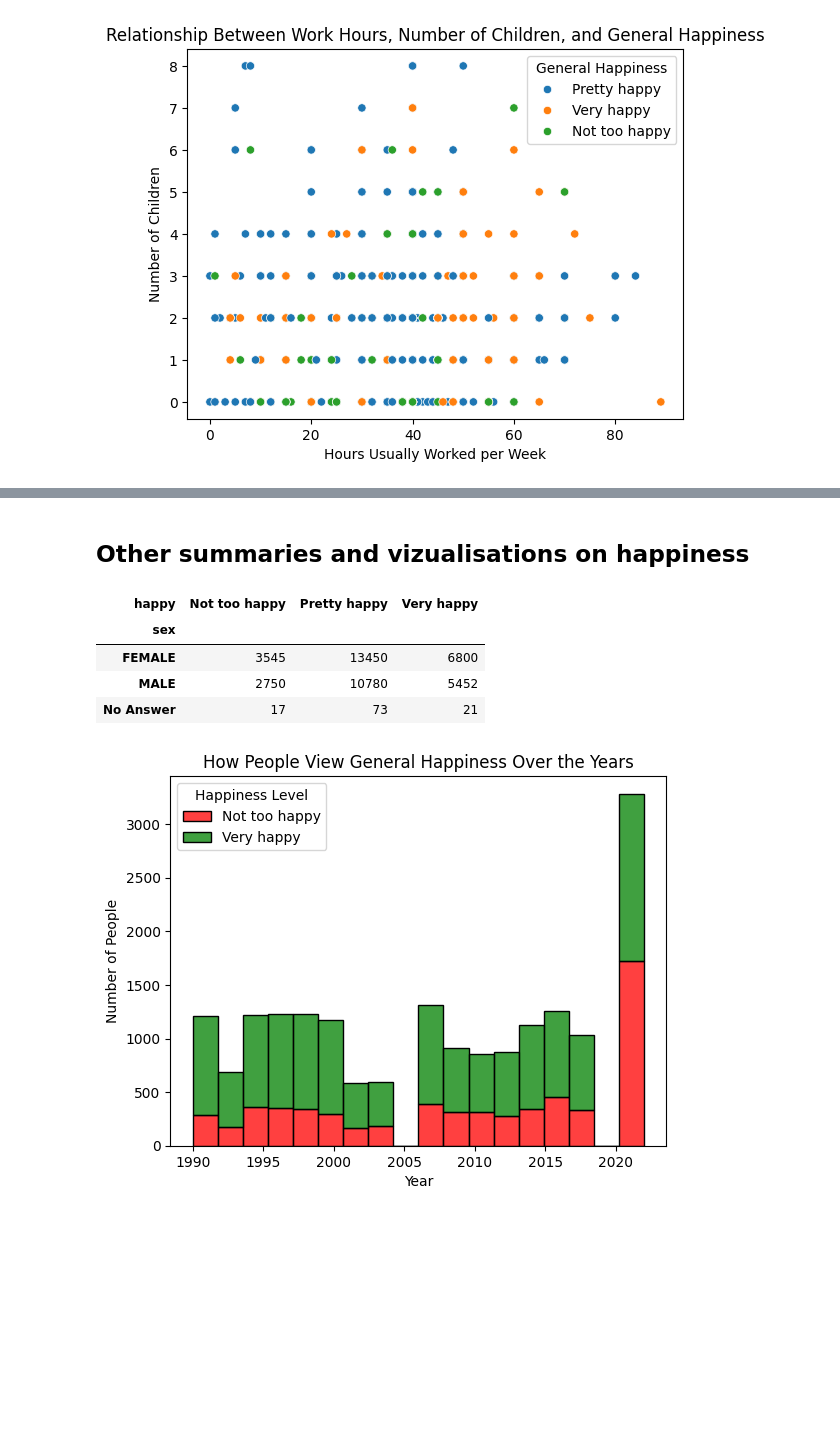
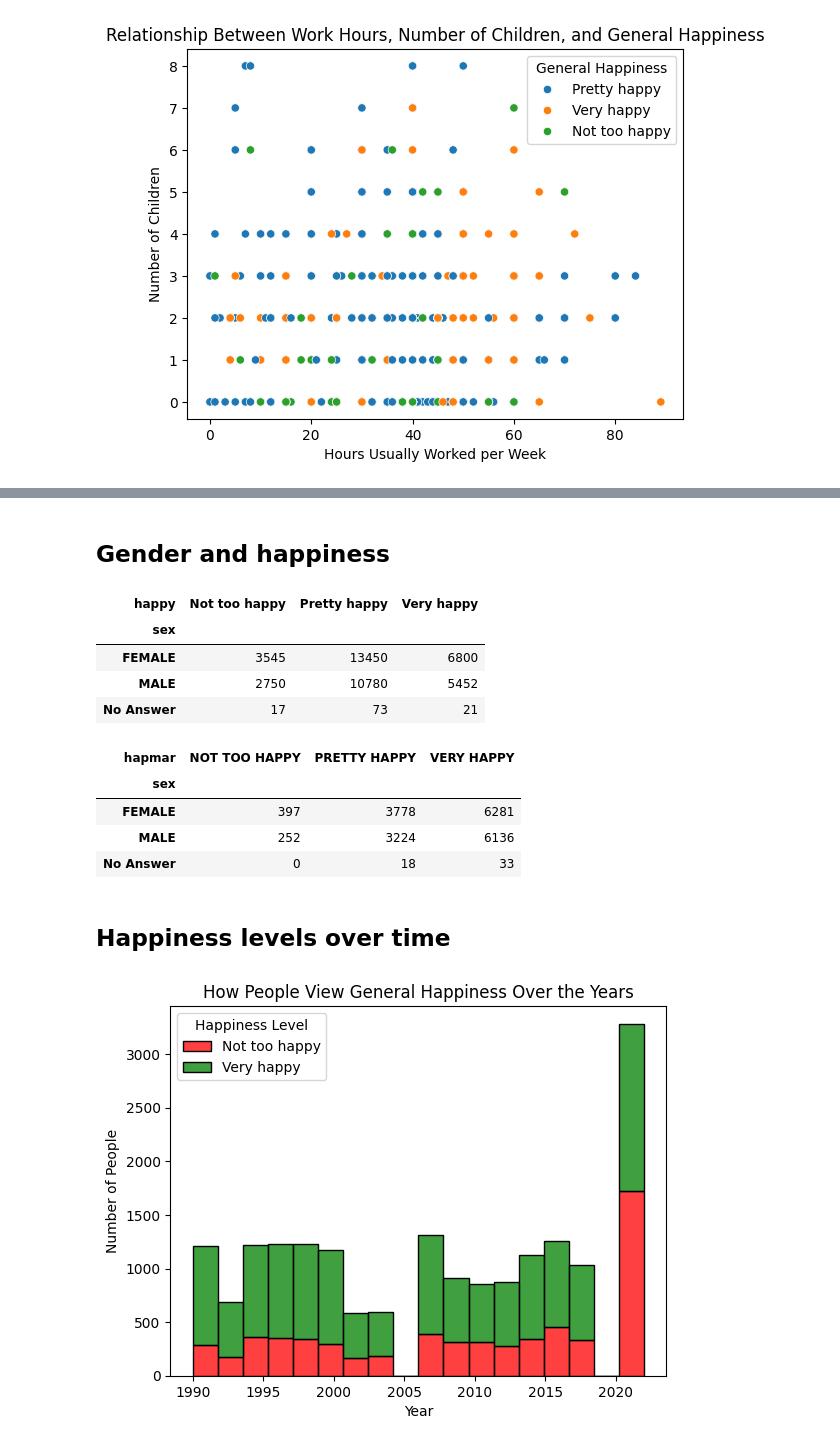
Before and after one commit to kpunsalan8/DS-3001-EDA-KP, a Jupyter notebook: lab/gss.ipynb, the cells around one changed output, grey strips where cells are left out. Drawn from its saved outputs; the diff is of its cells as text; code cells hidden in the pictures; blank space fills up the shorter version.

```diff
--- a/lab/gss.ipynb
+++ b/lab/gss.ipynb
@@ -372,5 +419,5 @@ plt.show()
 # %% [markdown]
-## Other summaries and vizualisations on happiness
+## Gender and happiness
 # %%
 # cross tab sex with general happiness
 pd.crosstab(df_happy['sex'], df['happy'])
@@ -380,6 +427,18 @@ pd.crosstab(df_happy['sex'], df['happy'])
 | FEMALE | 3545 | 13450 | 6800 |
 | MALE | 2750 | 10780 | 5452 |
 | No Answer | 17 | 73 | 21 |
+# %%
+# cross tab sex with marital happiness
+df_hapmar_filter = df[~df['hapmar'].isin(['No Answer', 'Inapplicable'])]
+pd.crosstab(df_hapmar_filter['sex'], df['hapmar'])
+# %% [output]
+| hapmar | NOT TOO HAPPY | PRETTY HAPPY | VERY HAPPY |
+| sex |  |  |  |
+| FEMALE | 397 | 3778 | 6281 |
+| MALE | 252 | 3224 | 6136 |
+| No Answer | 0 | 18 | 33 |
+# %% [markdown]
+## Happiness levels over time
 # %%
 # visualization: over the years, have people gotten happier in general?
 # see just number of people that say "Very happy" and "Not too happy" to see both extremes
```
Also changed, not shown: parts of 9 cells of this notebook.
